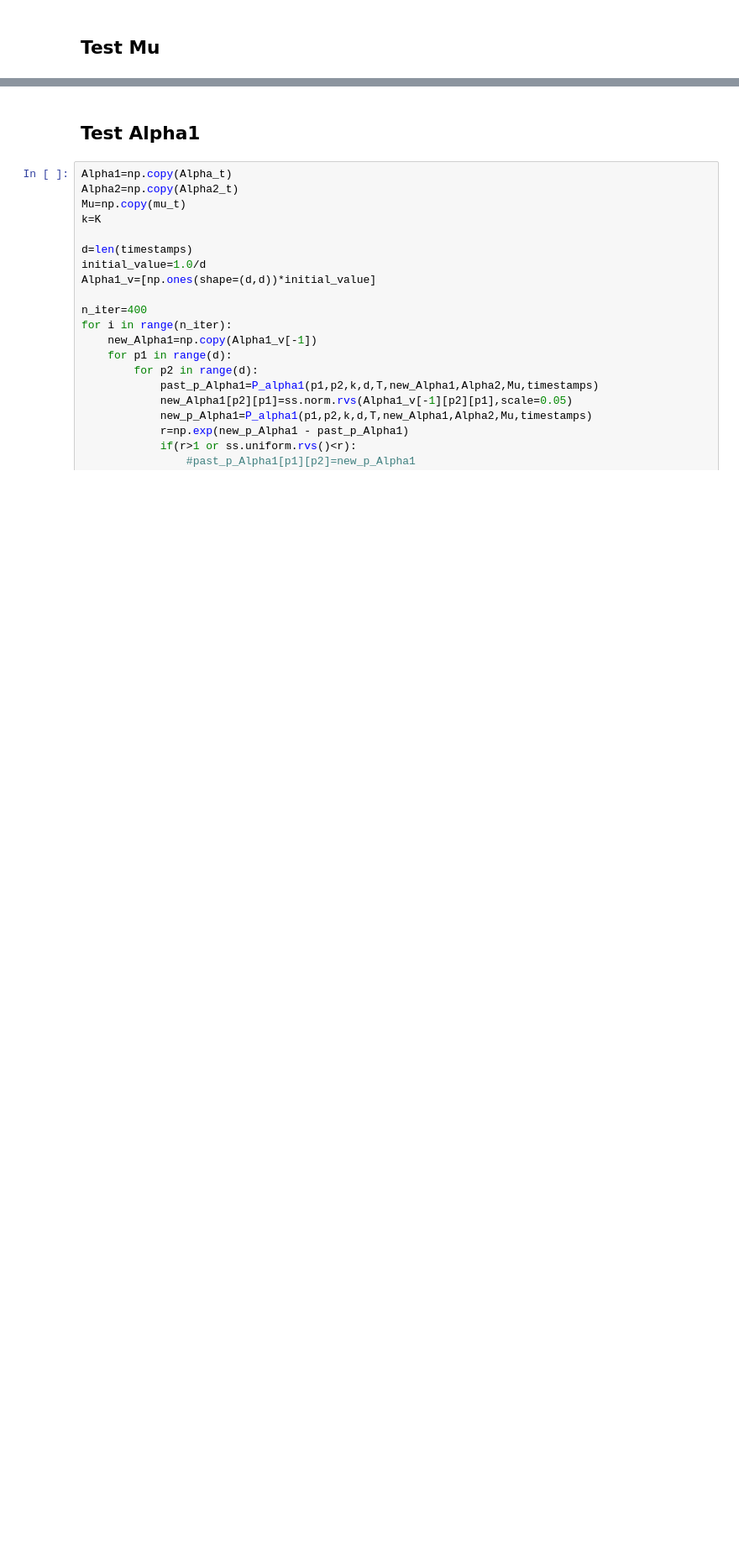
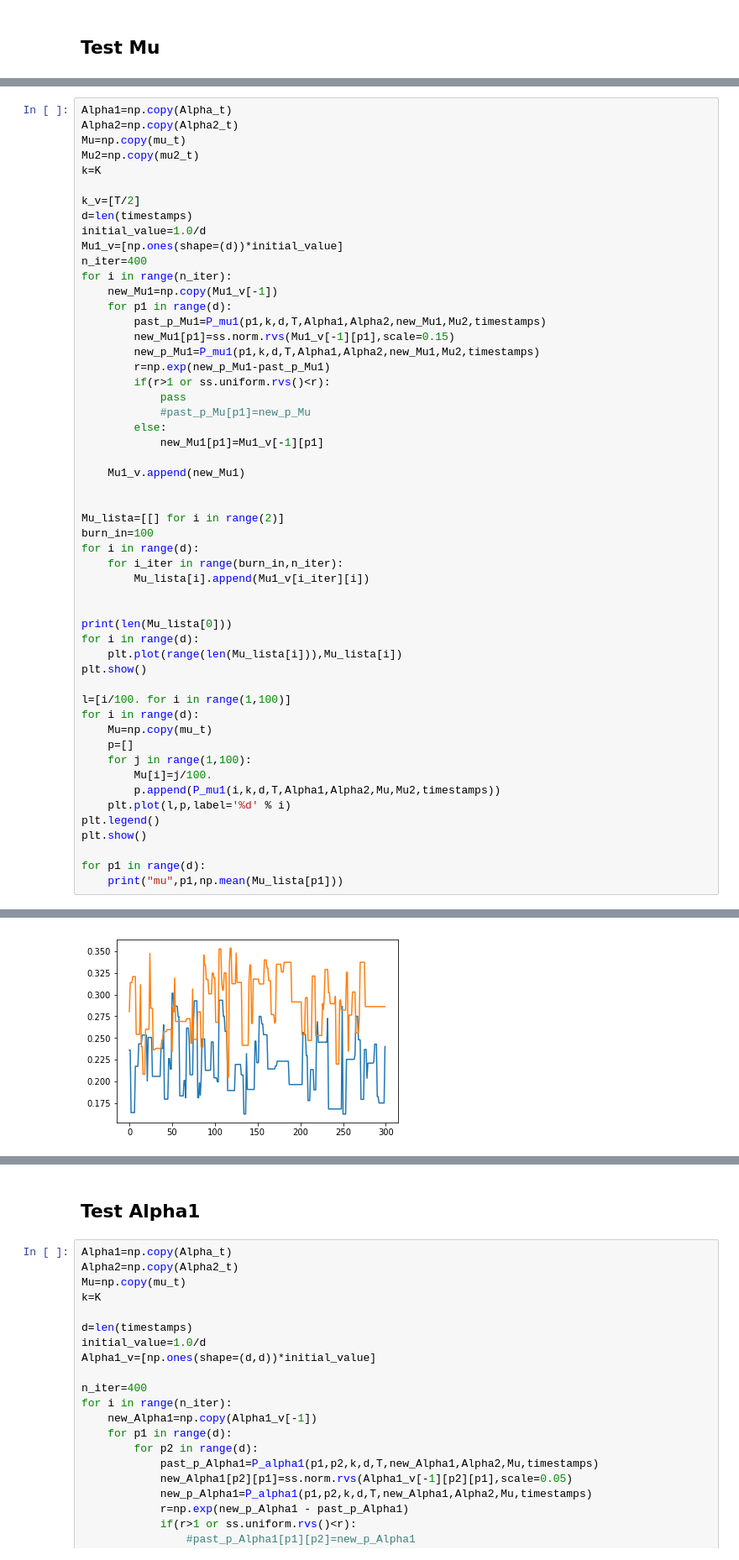
Before and after one commit to guilhermeresende/granger-busca-timebreak, a Jupyter notebook: Inferencia.ipynb, the cells around one changed output, grey strips where cells are left out. Shown at 84% size. Saved outputs shown, nothing was run; the diff lists cells and outputs as text; blank space fills up the shorter version.

```diff
--- a/Inferencia.ipynb
+++ b/Inferencia.ipynb
@@ -332,0 +439,54 @@ mu 1 0.073206384337
+# %%
+Alpha1=np.copy(Alpha_t)
+Alpha2=np.copy(Alpha2_t)
+Mu=np.copy(mu_t)
+Mu2=np.copy(mu2_t)
+k=K
+
+k_v=[T/2]
+d=len(timestamps)
+initial_value=1.0/d
+Mu1_v=[np.ones(shape=(d))*initial_value]
+n_iter=400
+for i in range(n_iter):
+    new_Mu1=np.copy(Mu1_v[-1])
+    for p1 in range(d):
+        past_p_Mu1=P_mu1(p1,k,d,T,Alpha1,Alpha2,new_Mu1,Mu2,timestamps)
+        new_Mu1[p1]=ss.norm.rvs(Mu1_v[-1][p1],scale=0.15)
+        new_p_Mu1=P_mu1(p1,k,d,T,Alpha1,Alpha2,new_Mu1,Mu2,timestamps)
+        r=np.exp(new_p_Mu1-past_p_Mu1)
+        if(r>1 or ss.uniform.rvs()<r):
+            pass
+            #past_p_Mu[p1]=new_p_Mu
+        else:
+            new_Mu1[p1]=Mu1_v[-1][p1]
+
+    Mu1_v.append(new_Mu1)
+
+
+Mu_lista=[[] for i in range(2)]
+burn_in=100
+for i in range(d):
+    for i_iter in range(burn_in,n_iter):
+        Mu_lista[i].append(Mu1_v[i_iter][i])
+
+
+print(len(Mu_lista[0]))
+for i in range(d):
+    plt.plot(range(len(Mu_lista[i])),Mu_lista[i])
+plt.show()
+
+l=[i/100. for i in range(1,100)]
+for i in range(d):
+    Mu=np.copy(mu_t)
+    p=[]
+    for j in range(1,100):
+        Mu[i]=j/100.
+        p.append(P_mu1(i,k,d,T,Alpha1,Alpha2,Mu,Mu2,timestamps))
+    plt.plot(l,p,label='%d' % i)
+plt.legend()
+plt.show()
+
+for p1 in range(d):
+    print("mu",p1,np.mean(Mu_lista[p1]))
+# %% [output]
@@ -332,0 +494 @@ mu 1 0.073206384337
+[figure, added]
```
Also changed, not shown: parts of 19 cells of this notebook, 4 other files.
